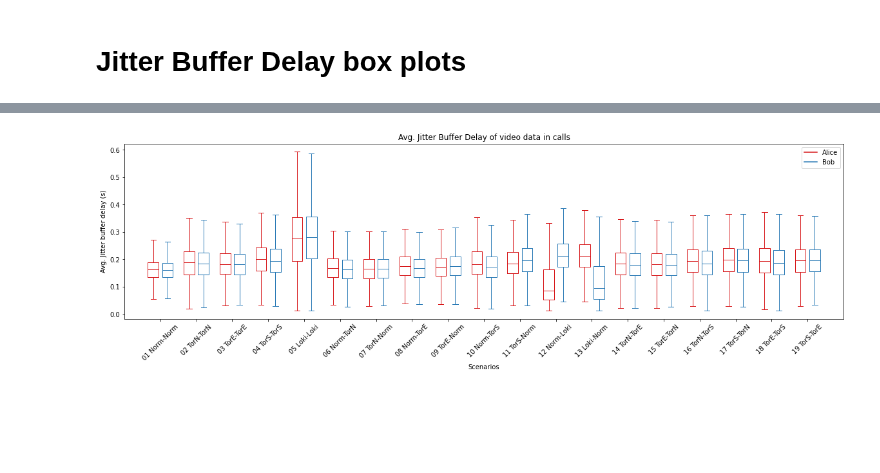
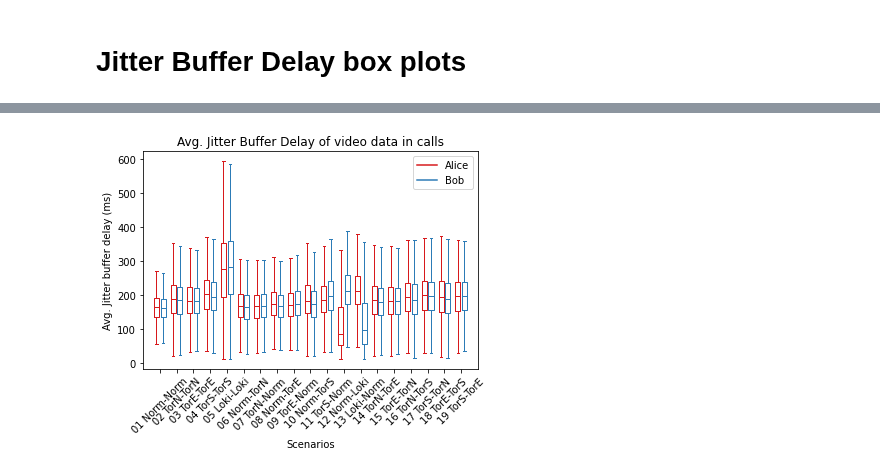
Before and after one commit to Master2022E/OnionRTC-experiment, a Jupyter notebook: Dataprocess/JitterBufferDelayBoxPlot.ipynb, the cells around one changed output, grey strips where cells are left out. Cells and saved outputs as stored; diff of their text form; code cells hidden in the pictures; blank space fills up the shorter version.

```diff
--- a/Dataprocess/JitterBufferDelayBoxPlot.ipynb
+++ b/Dataprocess/JitterBufferDelayBoxPlot.ipynb
@@ -44,23 +44,41 @@ for scenario in hf.scenarios:
   roomIds = scenarioCallsDf["room_id"].unique()
 
   reportForClientA = pd.read_csv(f"output_folder/rawReport/{a}.csv")
+
+  # Video Client A
   JitterBufferDelay = reportForClientA[(reportForClientA["type"] == "inbound-rtp") & (reportForClientA["roomId"].isin(roomIds)) & (reportForClientA["mediaType"] == "video") & (reportForClientA["jitterBufferDelay"] > 0)  & (reportForClientA["jitterBufferEmittedCount"] > 0)  ]["jitterBufferDelay"]
   JitterBufferEmittedCount = reportForClientA[(reportForClientA["type"] == "inbound-rtp") & (reportForClientA["roomId"].isin(roomIds)) & (reportForClientA["mediaType"] == "video") & (reportForClientA["jitterBufferDelay"] > 0)  & (reportForClientA["jitterBufferEmittedCount"] > 0)  ]["jitterBufferEmittedCount"]
   avgJitterBufferDelay = JitterBufferDelay / JitterBufferEmittedCount
   dataVideoA = pd.DataFrame(columns=["scenario", "client", "mediaType", "avgJitterBufferDelay"]).assign(avgJitterBufferDelay=avgJitterBufferDelay)
   dataVideoA = dataVideoA.assign(scenario=s, client=a, mediaType="video")
 
+  # Audio Client A
+  JitterBufferDelay = reportForClientA[(reportForClientA["type"] == "inbound-rtp") & (reportForClientA["roomId"].isin(roomIds)) & (reportForClientA["mediaType"] == "audio") & (reportForClientA["jitterBufferDelay"] > 0)  & (reportForClientA["jitterBufferEmittedCount"] > 0)  ]["jitterBufferDelay"]
+  JitterBufferEmittedCount = reportForClientA[(reportForClientA["type"] == "inbound-rtp") & (reportForClientA["roomId"].isin(roomIds)) & (reportForClientA["mediaType"] == "audio") & (reportForClientA["jitterBufferDelay"] > 0)  & (reportForClientA["jitterBufferEmittedCount"] > 0)  ]["jitterBufferEmittedCount"]
+  avgJitterBufferDelay = JitterBufferDelay / JitterBufferEmittedCount
+  dataAudioA = pd.DataFrame(columns=["scenario", "client", "mediaType", "avgJitterBufferDelay"]).assign(avgJitterBufferDelay=avgJitterBufferDelay)
+  dataAudioA = dataAudioA.assign(scenario=s, client=a, mediaType="audio")
+
   # Remove inputs where
 
 
   reportForClientB = pd.read_csv(f"output_folder/rawReport/{b}.csv")
+
+  # Video Client B
   JitterBufferDelay = reportForClientB[(reportForClientB["type"] == "inbound-rtp") & (reportForClientB["roomId"].isin(roomIds)) & (reportForClientB["mediaType"] == "video") & (reportForClientB["jitterBufferDelay"] > 0)  & (reportForClientB["jitterBufferEmittedCount"] > 0) ]["jitterBufferDelay"]
   JitterBufferEmittedCount = reportForClientB[(reportForClientB["type"] == "inbound-rtp") & (reportForClientB["roomId"].isin(roomIds)) & (reportForClientB["mediaType"] == "video") & (reportForClientB["jitterBufferDelay"] > 0)  & (reportForClientB["jitterBufferEmittedCount"] > 0) ]["jitterBufferEmittedCount"]
   avgJitterBufferDelay = JitterBufferDelay / JitterBufferEmittedCount
   dataVideoB = pd.DataFrame(columns=["scenario", "client", "mediaType", "avgJitterBufferDelay"]).assign(avgJitterBufferDelay=avgJitterBufferDelay)
   dataVideoB = dataVideoB.assign(scenario=s, client=b, mediaType="video")
 
-  df = pd.concat([df, dataVideoA,  dataVideoB], ignore_index=True)
+  # Audio Client B
+  JitterBufferDelay = reportForClientB[(reportForClientB["type"] == "inbound-rtp") & (reportForClientB["roomId"].isin(roomIds)) & (reportForClientB["mediaType"] == "audio") & (reportForClientB["jitterBufferDelay"] > 0)  & (reportForClientB["jitterBufferEmittedCount"] > 0) ]["jitterBufferDelay"]
+  JitterBufferEmittedCount = reportForClientB[(reportForClientB["type"] == "inbound-rtp") & (reportForClientB["roomId"].isin(roomIds)) & (reportForClientB["mediaType"] == "audio") & (reportForClientB["jitterBufferDelay"] > 0)  & (reportForClientB["jitterBufferEmittedCount"] > 0) ]["jitterBufferEmittedCount"]
+  avgJitterBufferDelay = JitterBufferDelay / JitterBufferEmittedCount
+  dataAudioB = pd.DataFrame(columns=["scenario", "client", "mediaType", "avgJitterBufferDelay"]).assign(avgJitterBufferDelay=avgJitterBufferDelay)
+  dataAudioB = dataAudioB.assign(scenario=s, client=b, mediaType="audio")
+
+  df = pd.concat([df, dataVideoA, dataAudioA, dataVideoB, dataAudioB], ignore_index=True)
 
 logging.info(f"df shape: {df.shape}")
 
@@ -94,10 +112,8 @@ for scenario in hf.scenarios:
   s = scenario["scenario"]
   a = scenario["alice"]
   b = scenario["bob"]
-  dataA.append(df.loc[(df["scenario"] == s) & (df["mediaType"] == "video") & (df["client"] == a)]["avgJitterBufferDelay"].values)
-  dataB.append(df.loc[(df["scenario"] == s) & (df["mediaType"] == "video") & (df["client"] == b)]["avgJitterBufferDelay"].values)
-
-
+  dataA.append(df.loc[(df["scenario"] == s) & (df["mediaType"] == "video") & (df["client"] == a)]["avgJitterBufferDelay"].values * 1000)
+  dataB.append(df.loc[(df["scenario"] == s) & (df["mediaType"] == "video") & (df["client"] == b)]["avgJitterBufferDelay"].values * 1000)
   # Times 1000 to convert to ms.
 
 def set_box_color(bp, color):
@@ -106,33 +122,33 @@ def set_box_color(bp, color):
     plt.setp(bp['caps'], color=color)
     plt.setp(bp['medians'], color=color)
 
 
 plt.figure()
 
 bpl = plt.boxplot(dataA, positions=np.array(range(len(dataA)))*2.0-0.4, sym='', widths=0.6)
 bpr = plt.boxplot(dataB, positions=np.array(range(len(dataB)))*2.0+0.4, sym='', widths=0.6)
 set_box_color(bpl, '#D7191C') # colors are from http://colorbrewer2.org/
 set_box_color(bpr, '#2C7BB6')
 
 # draw temporary red and blue lines and use them to create a legend
 plt.plot([], c='#D7191C', label='Alice')
 plt.plot([], c='#2C7BB6', label='Bob')
 plt.legend()
 plt.title("Avg. Jitter Buffer Delay of video data in calls")
 plt.rcParams["figure.figsize"] = [20,5]
 
 plt.xlabel('Scenarios')
 ticks = hf.getScenarioLabels(df["scenario"].unique())
 plt.xticks(range(0, len(ticks) * 2, 2), ticks, rotation=45)
 plt.xlim(-2, len(ticks)*2)
 
 #plt.ylim(0, 2500)
-plt.ylabel('Avg. Jitter buffer delay (s)')
+plt.ylabel('Avg. Jitter buffer delay (ms)')
 
 
 plt.savefig("output_folder/BoxPlotAvgJitterBufferDelayVideo.png", format="png", bbox_inches='tight', transparent=False, dpi=600, pad_inches=0.1, facecolor='w', edgecolor='w')
 plt.savefig("output_folder/BoxPlotAvgJitterBufferDelayVideo.svg", format="svg", bbox_inches='tight', transparent=False, dpi=600, pad_inches=0.1, facecolor='w', edgecolor='w')
 plt.show()
 # %% [output]
-[figure, old version]
+[figure, new version]
 # %%
```
Also changed, not shown: parts of 2 cells of this notebook, 4 other files.
